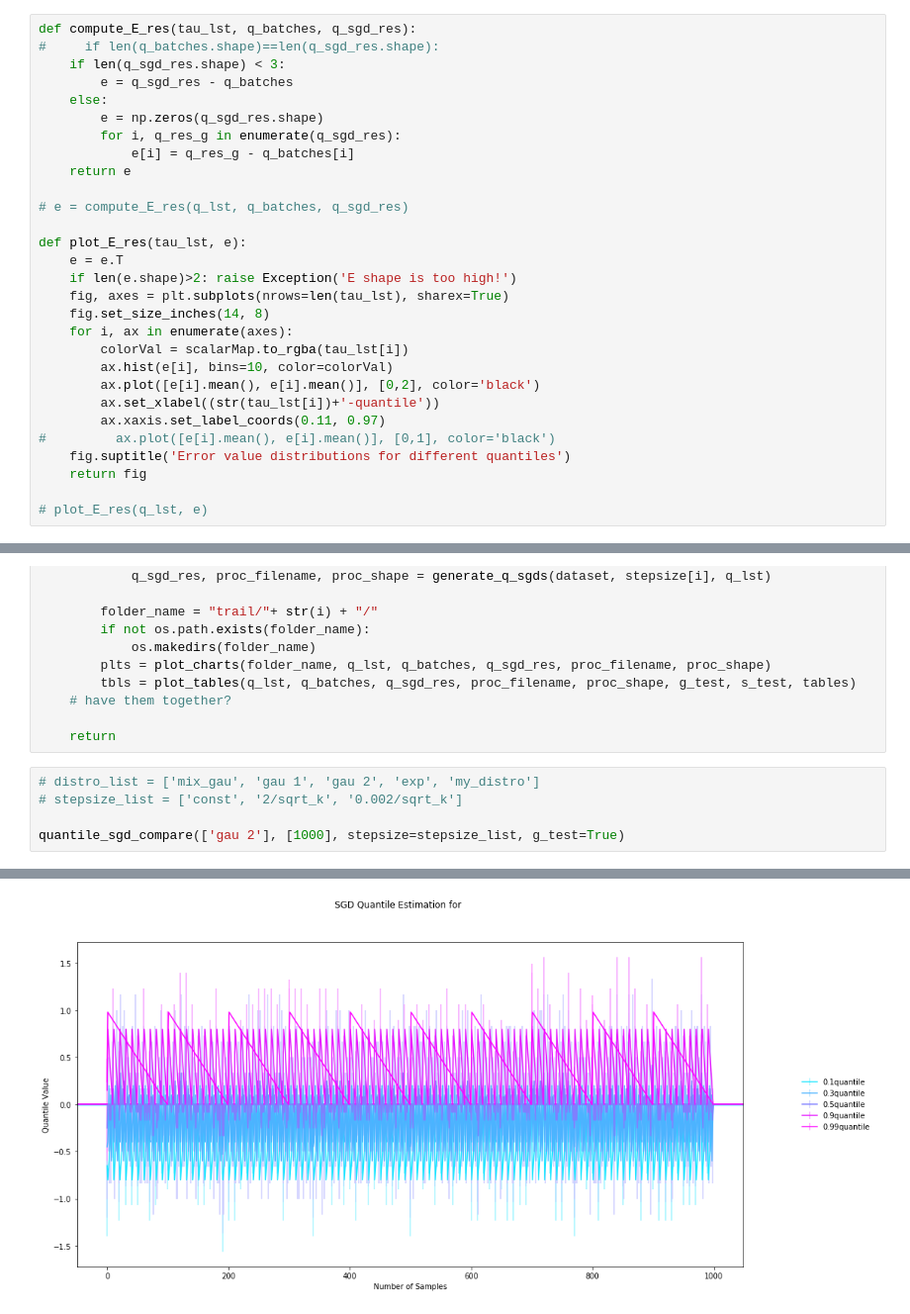
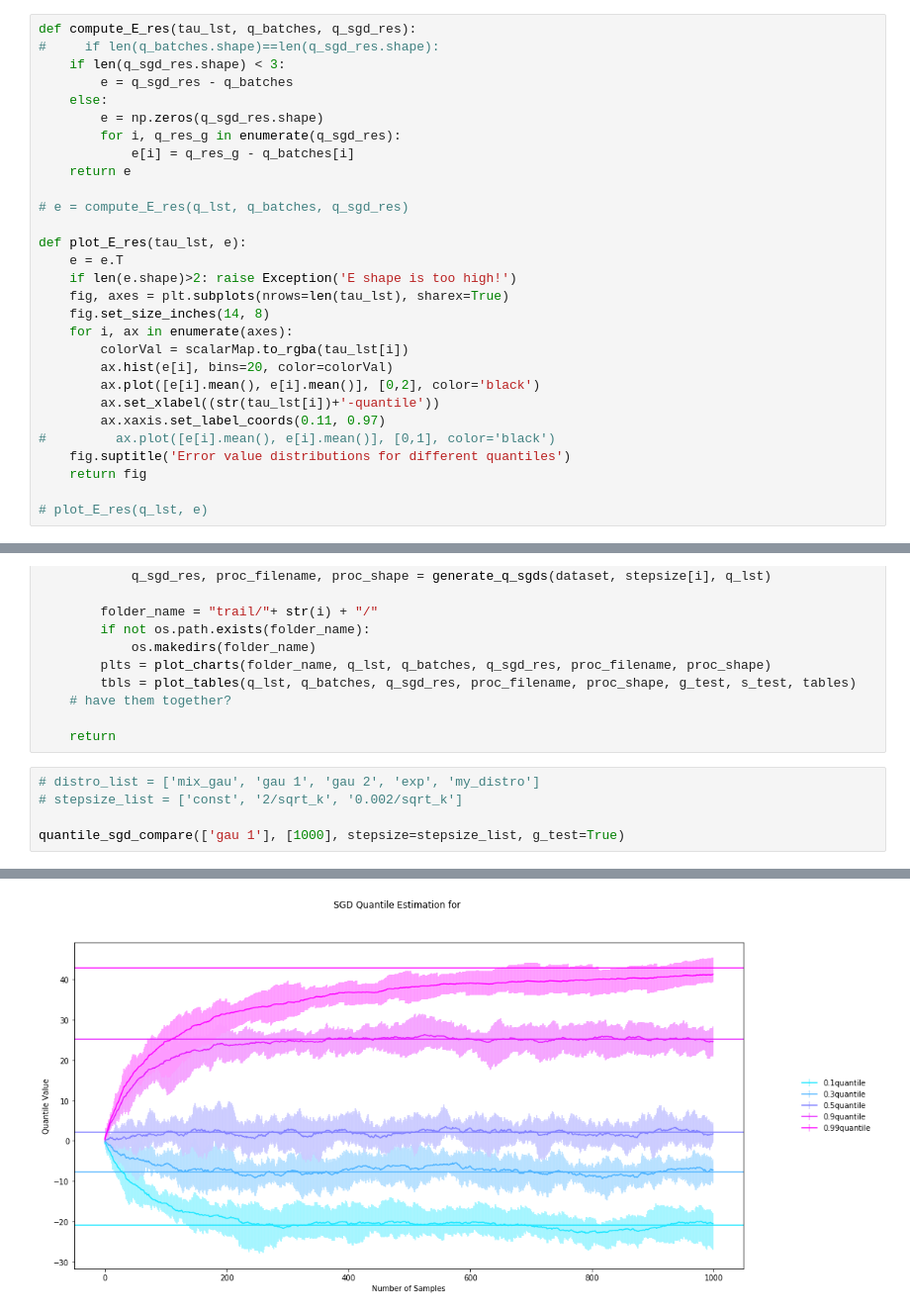
Before and after one commit to chengsoonong/eheye, a Jupyter notebook: QuantEst/sgd_est_experiment/comparison_image_generation.ipynb, the cells around one changed output, grey strips where cells are left out. Shown: that part at 99% size. Cells and saved outputs as stored; diff of their text form.

Commit message:
start to do plots, done with main func of frugal_vs_sgd

```diff
--- a/QuantEst/sgd_est_experiment/comparison_image_generation.ipynb
+++ b/QuantEst/sgd_est_experiment/comparison_image_generation.ipynb
@@ -521,7 +517,7 @@ def plot_E_res(tau_lst, e):
     fig.set_size_inches(14, 8)
     for i, ax in enumerate(axes):
         colorVal = scalarMap.to_rgba(tau_lst[i])
-        ax.hist(e[i], bins=10, color=colorVal)
+        ax.hist(e[i], bins=20, color=colorVal)
         ax.plot([e[i].mean(), e[i].mean()], [0,2], color='black')
         ax.set_xlabel((str(tau_lst[i])+'-quantile'))
         ax.xaxis.set_label_coords(0.11, 0.97)
@@ -628,5 +624,5 @@ def quantile_sgd_compare(distro, datasize, stepsize,
 # distro_list = ['mix_gau', 'gau 1', 'gau 2', 'exp', 'my_distro']
 # stepsize_list = ['const', '2/sqrt_k', '0.002/sqrt_k']
 
-quantile_sgd_compare(['gau 2'], [1000], stepsize=stepsize_list, g_test=True)
+quantile_sgd_compare(['gau 1'], [1000], stepsize=stepsize_list, g_test=True)
 # %% [output]
@@ -651 +647 @@ compare E results
-[figure, old version]
+[figure, new version]
```
Also changed, not shown: parts of 4 cells of this notebook, 12 other files.
